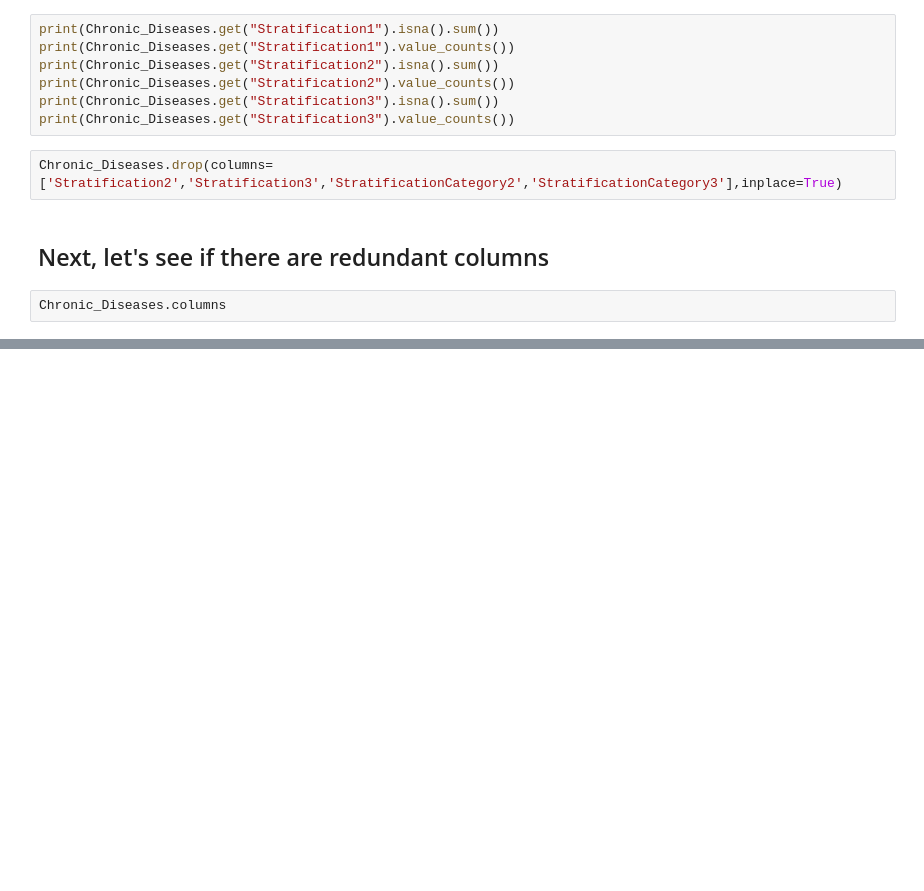
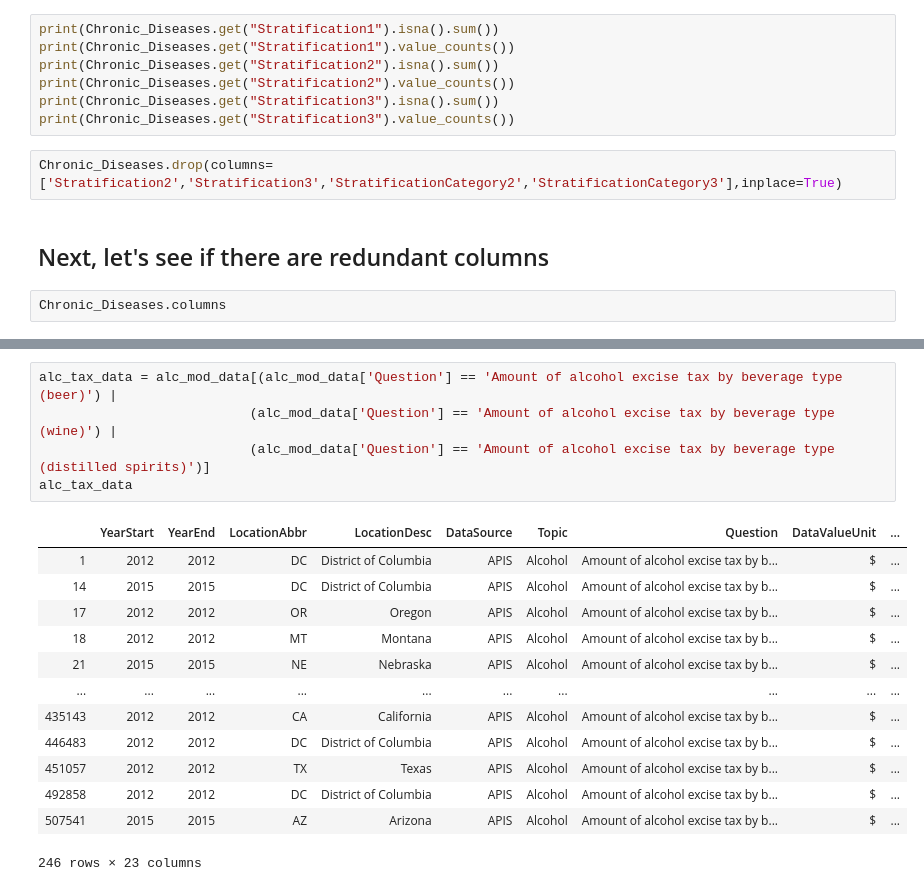
Before and after one commit to djleung/DataHacks_2020_public, a Jupyter notebook: Initial_Data_Exploration.ipynb, the cells around one changed output, grey strips where cells are left out. Drawn from its saved outputs; the diff is of its cells as text; blank space fills up the shorter version.

```diff
--- a/Initial_Data_Exploration.ipynb
+++ b/Initial_Data_Exploration.ipynb
@@ -291,0 +368,19 @@ stratification_category
+# %%
+alc_tax_data = alc_mod_data[(alc_mod_data['Question'] == 'Amount of alcohol excise tax by beverage type (beer)') |
+                           (alc_mod_data['Question'] == 'Amount of alcohol excise tax by beverage type (wine)') |
+                           (alc_mod_data['Question'] == 'Amount of alcohol excise tax by beverage type (distilled spirits)')]
+alc_tax_data
+# %% [output]
+|  | YearStart | YearEnd | LocationAbbr | LocationDesc | DataSource | Topic | Question | DataValueUnit | ... |
+| 1 | 2012 | 2012 | DC | District of Columbia | APIS | Alcohol | Amount of alcohol excise tax by b... | $ | ... |
+| 14 | 2015 | 2015 | DC | District of Columbia | APIS | Alcohol | Amount of alcohol excise tax by b... | $ | ... |
+| 17 | 2012 | 2012 | OR | Oregon | APIS | Alcohol | Amount of alcohol excise tax by b... | $ | ... |
+| 18 | 2012 | 2012 | MT | Montana | APIS | Alcohol | Amount of alcohol excise tax by b... | $ | ... |
+| 21 | 2015 | 2015 | NE | Nebraska | APIS | Alcohol | Amount of alcohol excise tax by b... | $ | ... |
+| ... | ... | ... | ... | ... | ... | ... | ... | ... | ... |
+| 435143 | 2012 | 2012 | CA | California | APIS | Alcohol | Amount of alcohol excise tax by b... | $ | ... |
+| 446483 | 2012 | 2012 | DC | District of Columbia | APIS | Alcohol | Amount of alcohol excise tax by b... | $ | ... |
+| 451057 | 2012 | 2012 | TX | Texas | APIS | Alcohol | Amount of alcohol excise tax by b... | $ | ... |
+| 492858 | 2012 | 2012 | DC | District of Columbia | APIS | Alcohol | Amount of alcohol excise tax by b... | $ | ... |
+| 507541 | 2015 | 2015 | AZ | Arizona | APIS | Alcohol | Amount of alcohol excise tax by b... | $ | ... |
+246 rows × 23 columns
```
Also changed, not shown: parts of 6 cells of this notebook.
